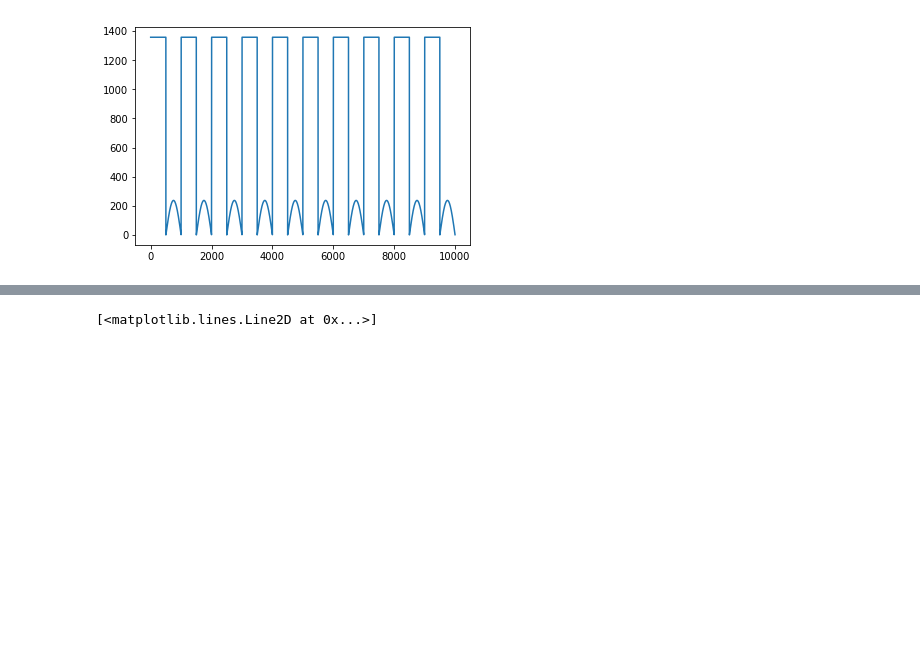
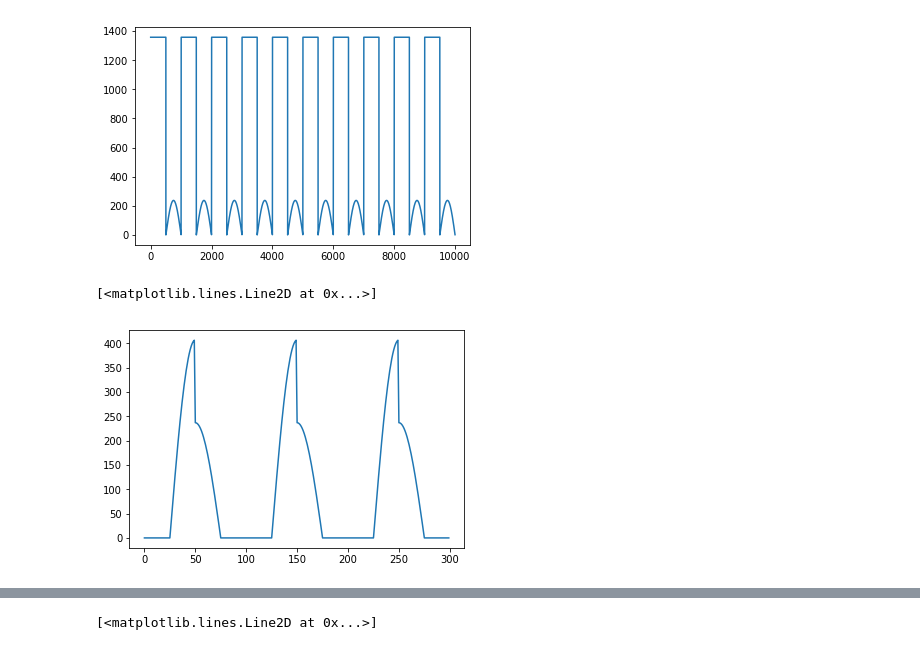
Before and after one commit to kminoda/seed_bank_in_space, a Jupyter notebook: src/thermal_simu.ipynb, the cells around one changed output, grey strips where cells are left out. Cells and saved outputs as stored; diff of their text form; code cells hidden in the pictures; blank space fills up the shorter version.

```diff
--- a/src/thermal_simu.ipynb
+++ b/src/thermal_simu.ipynb
@@ -249,7 +249,7 @@ math.pi
 Ps = 1358
 Pe = 237
 Pa = Ps*0.3
-T_rev = 10
+T_rev = 100
 
 A = [1,1,1,1,1,1]
 alpha = [1,1,1,1,1,1]
@@ -271,4 +271,15 @@ plt.plot(get_Q1(10000,0.01,[1],[1],[1]))
 # %% [output]
 [<matplotlib.lines.Line2D at 0x...>]
 [figure]
+# %%
+def get_Q2(n_steps,dt,A,alpha,eps):
+    Q_a = [-alpha[0]*A[0]*math.cos(2*math.pi*i*dt/T_rev)*Pa if (i*dt*2//(T_rev/2))%4==1 else 0 for i in range(n_steps)]
+    Q_e = [-eps[0]*A[0]*math.cos(2*math.pi*i*dt/T_rev)*Pe if (i*dt*2//(T_rev/2))%4==2 else 0 for i in range(n_steps)]
+    Q2 = [Q_a[i] + Q_e[i] for i in range(n_steps)]
+    return Q2
+# %%
+plt.plot(get_Q2(300,1,A,alpha,eps))
+# %% [output]
+[<matplotlib.lines.Line2D at 0x...>]
+[figure, added]
 # %%
```
Also changed, not shown: parts of 6 cells of this notebook.
